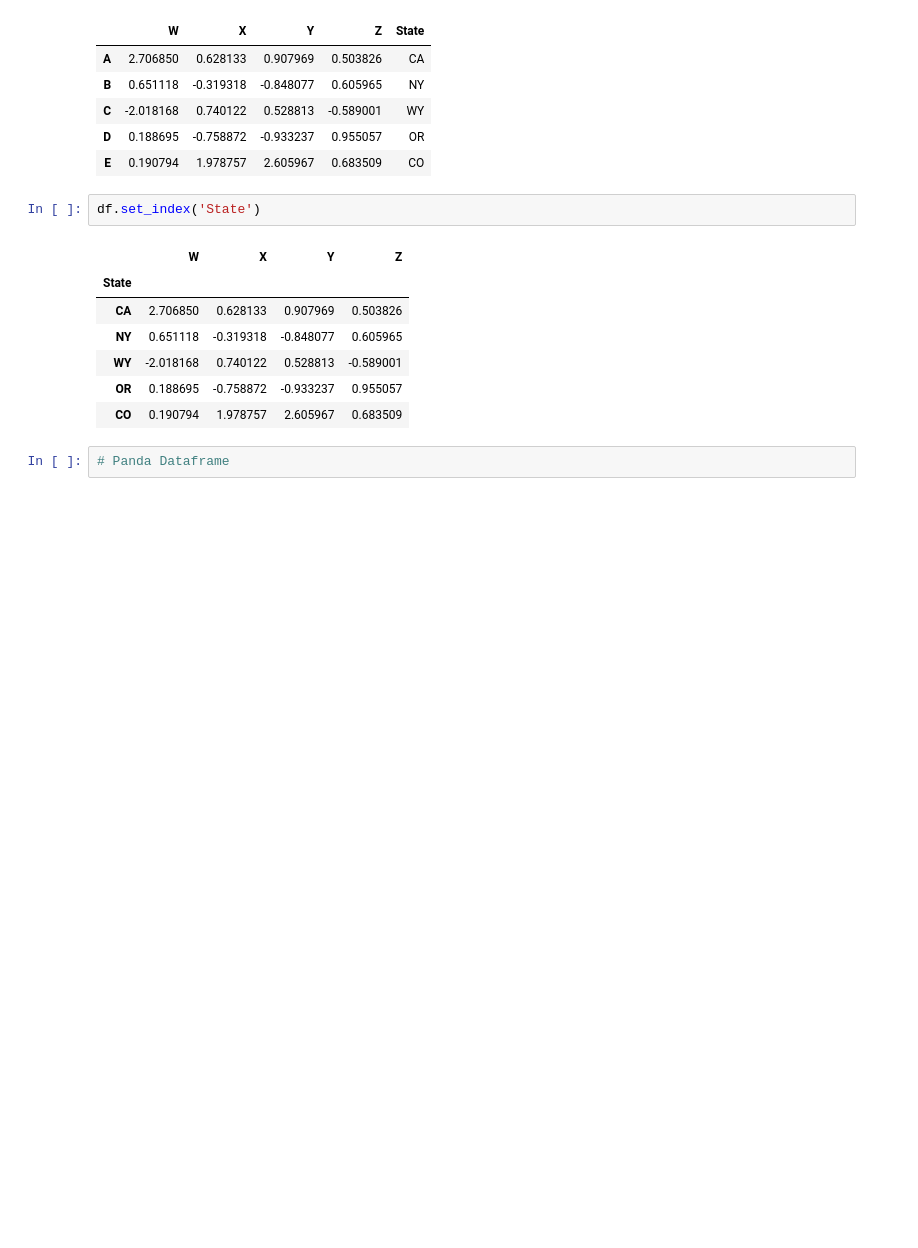
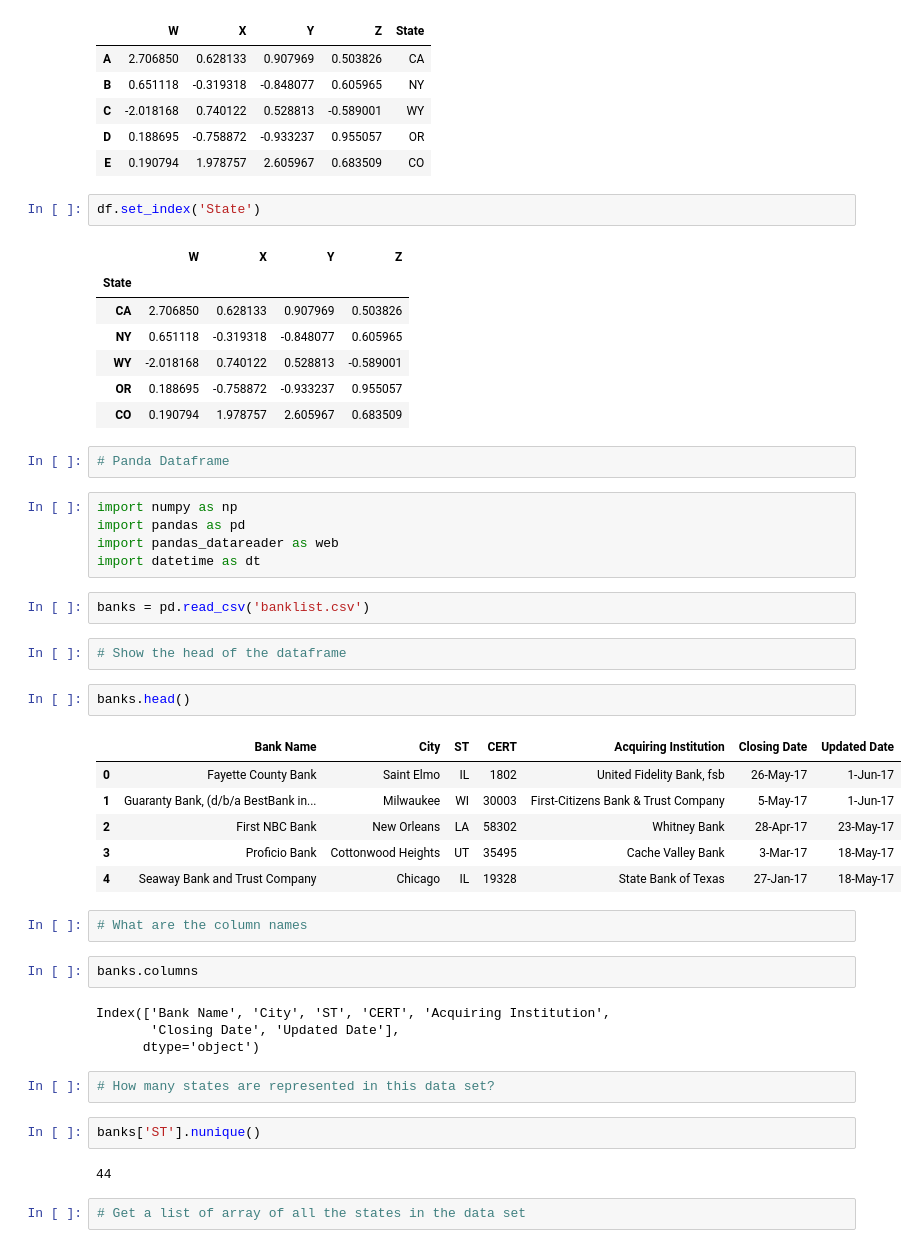
Before and after one commit to tommy3531/PythonStockTrader, a Jupyter notebook: Virtual_env/pandas.ipynb, the cells around one changed output. Saved outputs shown, nothing was run; the diff lists cells and outputs as text; blank space fills up the shorter version.

```diff
--- a/Virtual_env/pandas.ipynb
+++ b/Virtual_env/pandas.ipynb
@@ -290,3 +290,37 @@ df.set_index('State')
 | CO | 0.190794 | 1.978757 | 2.605967 | 0.683509 |
 # %%
 # Panda Dataframe
+# %%
+import numpy as np
+import pandas as pd
+import pandas_datareader as web
+import datetime as dt
+# %%
+banks = pd.read_csv('banklist.csv')
+# %%
+# Show the head of the dataframe
+# %%
+banks.head()
+# %% [output]
+|  | Bank Name | City | ST | CERT | Acquiring Institution | Closing Date | Updated Date |
+| 0 | Fayette County Bank | Saint Elmo | IL | 1802 | United Fidelity Bank, fsb | 26-May-17 | 1-Jun-17 |
+| 1 | Guaranty Bank, (d/b/a BestBank in... | Milwaukee | WI | 30003 | First-Citizens Bank & Trust Company | 5-May-17 | 1-Jun-17 |
+| 2 | First NBC Bank | New Orleans | LA | 58302 | Whitney Bank | 28-Apr-17 | 23-May-17 |
+| 3 | Proficio Bank | Cottonwood Heights | UT | 35495 | Cache Valley Bank | 3-Mar-17 | 18-May-17 |
+| 4 | Seaway Bank and Trust Company | Chicago | IL | 19328 | State Bank of Texas | 27-Jan-17 | 18-May-17 |
+# %%
+# What are the column names
+# %%
+banks.columns
+# %% [output]
+Index(['Bank Name', 'City', 'ST', 'CERT', 'Acquiring Institution',
+       'Closing Date', 'Updated Date'],
+      dtype='object')
+# %%
+# How many states are represented in this data set?
+# %%
+banks['ST'].nunique()
+# %% [output]
+44
+# %%
+# Get a list of array of all the states in the data set
```
Also changed, not shown: parts of 21 cells of this notebook, 1 other file.
